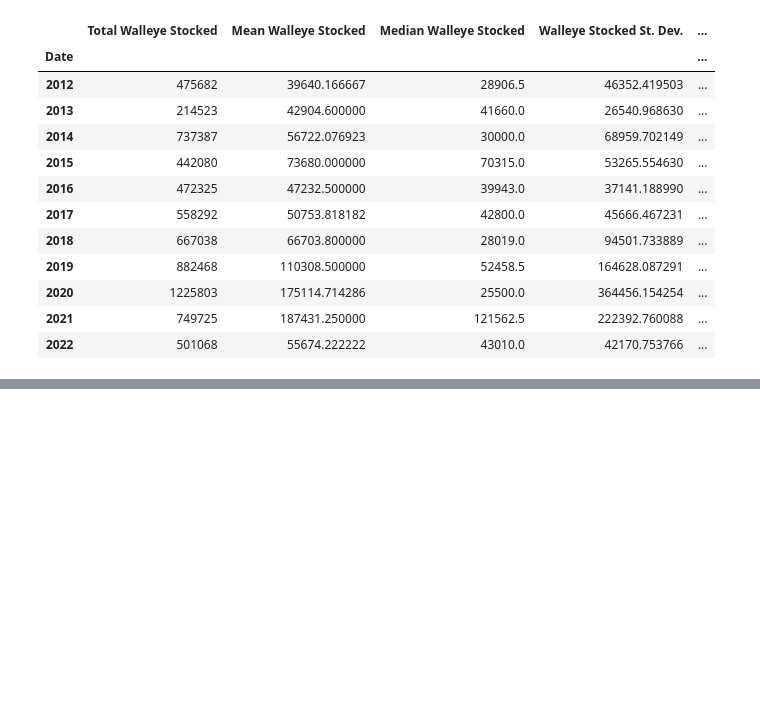
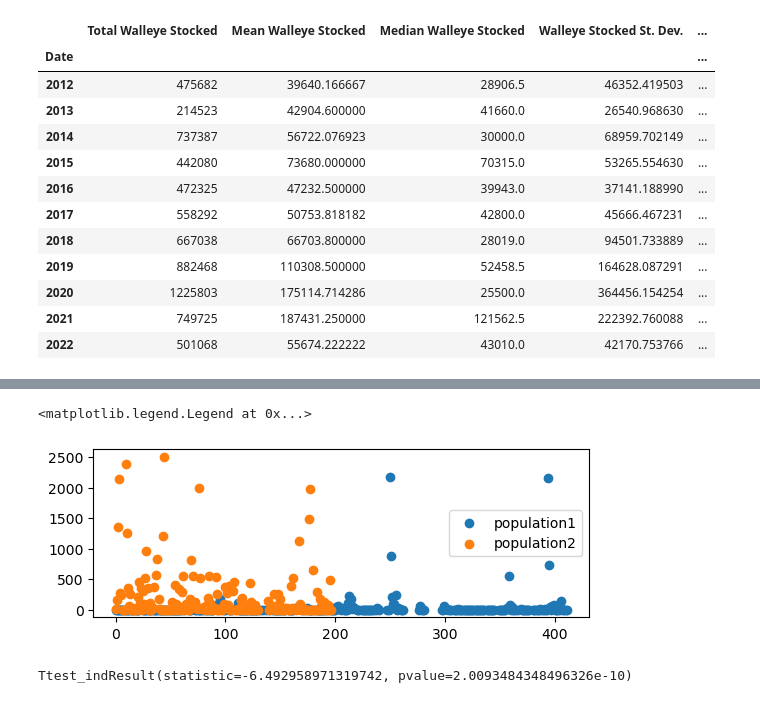
Before and after one commit to jules-krohn/Project1_Group7, a Jupyter notebook: FishingDataCode.ipynb, the cells around one changed output, grey strips where cells are left out. Cells and saved outputs as stored; diff of their text form; code cells hidden in the pictures; blank space fills up the shorter version.

Commit message:
stats

```diff
--- a/FishingDataCode.ipynb
+++ b/FishingDataCode.ipynb
@@ -244,3 +245,27 @@ Complete_sum
 #Plot out (bar chart?) the mean stock and catch data from each county
 # %%
 #Run a ttest (maybe?) of the catch data comparing Chippewa and Bay counties
+# %%
+#ttest for RBT
+population1 = creel.loc[(creel["Species"] == "RBT") &
+                           (creel["County"]== "CHIPPEWA")]
+population1 = population1['Catch']
+
+
+population2 = creel.loc[(creel['Species'] == 'RBT') & (creel['County'] == 'OTTAWA')]
+population2= population2['Catch']
+
+plt.subplot(2, 1, 1)
+plt.scatter(range(len(population1)), population1, label="population1")
+plt.scatter(range(len(population2)), population2, label="population2")
+plt.legend()
+
+stats.ttest_ind(Population1, Population2, equal_var=False)
+# %% [output]
+<matplotlib.legend.Legend at 0x...>
+[figure, added]
+# %%
+#stats.ttest_ind(population1, population2, equal_var=False)
+stats.ttest_ind(population1.dropna(), population2.dropna())
+# %% [output]
+Ttest_indResult(statistic=-6.492958971319742, pvalue=2.0093484348496326e-10)
```
Also changed, not shown: parts of 6 cells of this notebook.
